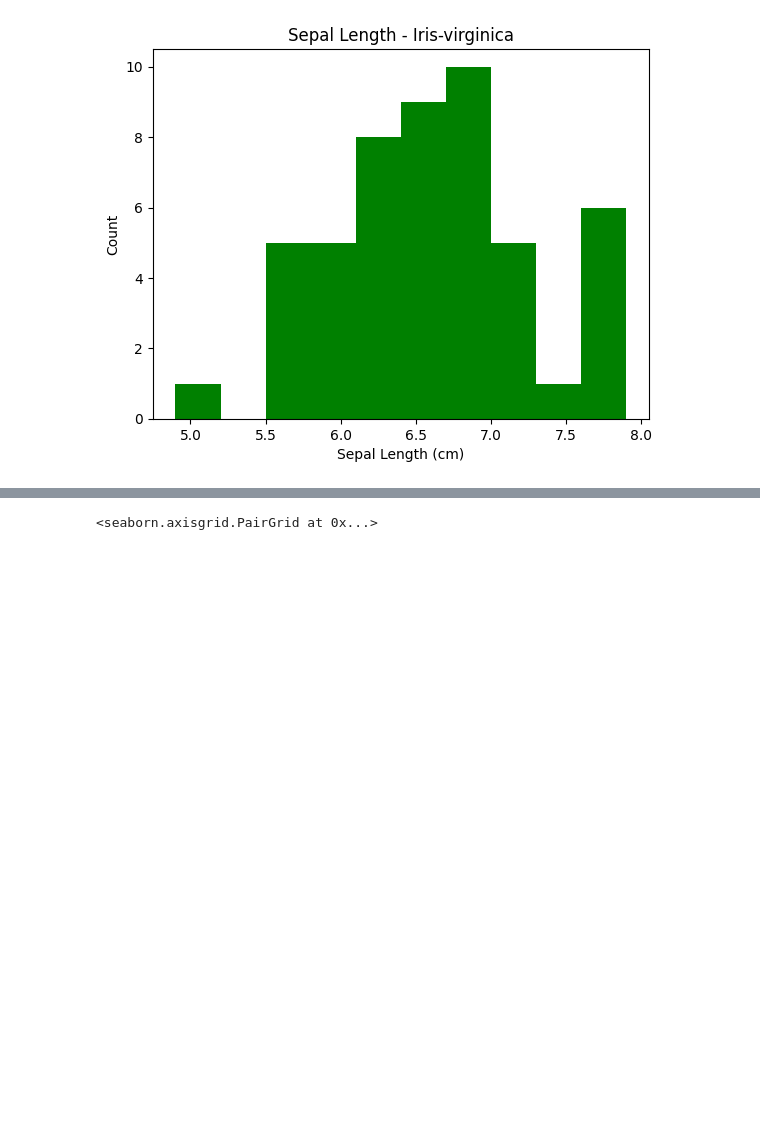
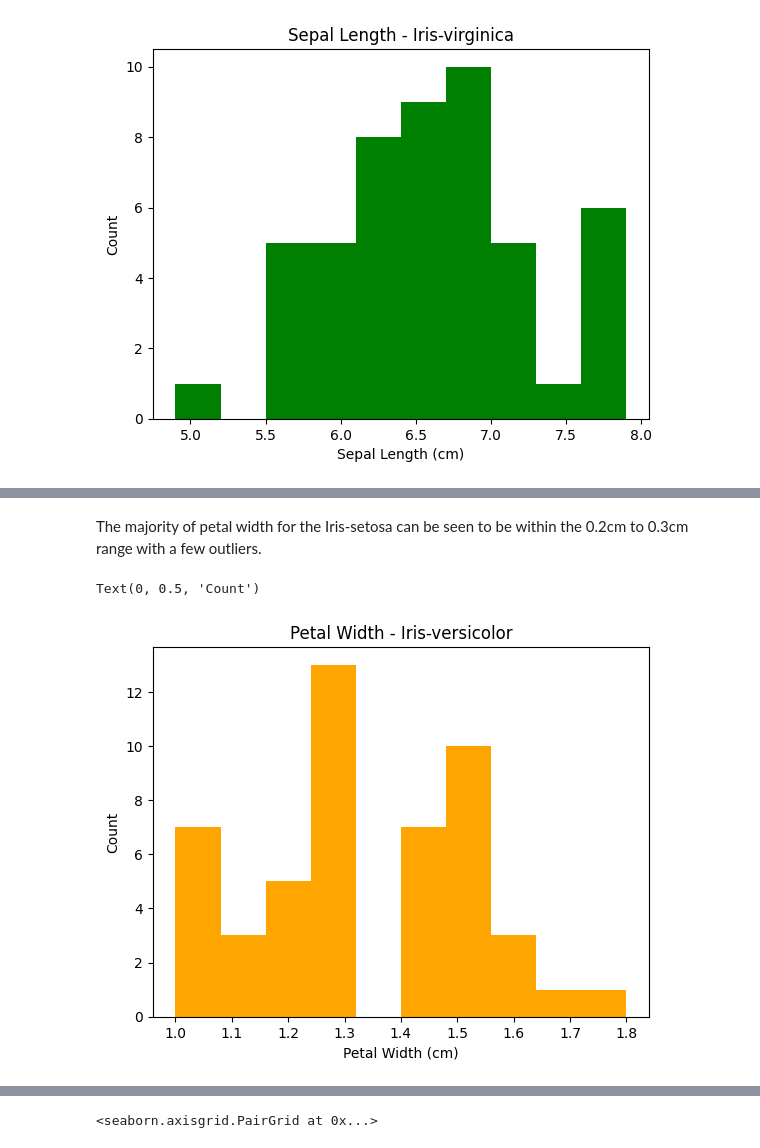
Before and after one commit to tomdbrophy/fund_data_analysis_assessment, a Jupyter notebook: project.ipynb, the cells around one changed output, grey strips where cells are left out. Cells and saved outputs as stored; diff of their text form; code cells hidden in the pictures; blank space fills up the shorter version.

```diff
--- a/project.ipynb
+++ b/project.ipynb
@@ -117,0 +131,10 @@ The Iris-virginica sepal lengths are focused mostly in the range of 6cm-7cm with
+# %% [markdown]
+The majority of petal width for the Iris-setosa can be seen to be within the 0.2cm to 0.3cm range with a few outliers.
+# %%
+plt.hist(versicolor['petal width'], color='orange')
+plt.title('Petal Width - Iris-versicolor')
+plt.xlabel('Petal Width (cm)')
+plt.ylabel('Count')
+# %% [output]
+Text(0, 0.5, 'Count')
+[figure, added]
```
Also changed, not shown: parts of 11 cells of this notebook.
